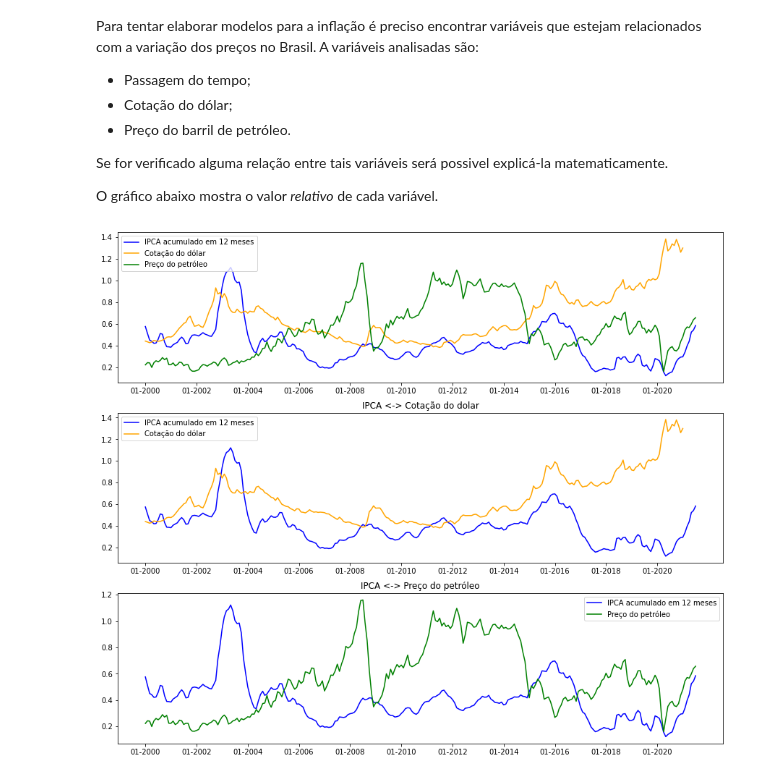
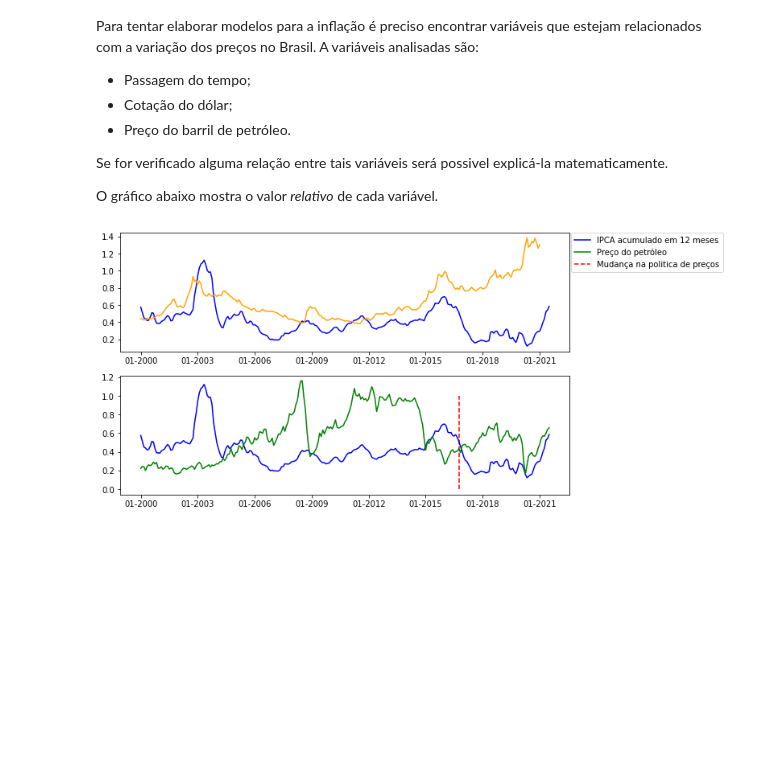
Before and after one commit to JairoSSantos/BR-infla-analise, a Jupyter notebook: analise.ipynb, the cells around one changed output. Saved outputs shown, nothing was run; the diff lists cells and outputs as text; code cells hidden in the pictures; blank space fills up the shorter version.

```diff
--- a/analise.ipynb
+++ b/analise.ipynb
@@ -143,7 +195,7 @@ def month_range(month_i=None, month_f=None, step=1):
     if not month_i: month_f = month[-1]; month_i = month[0]
     elif not month_f: month_f = month_i; month_f = month[-1]
     x, xt = [], []
-    for t in range(month.index(month_i), month.index(month_f)+1, step):
+    for t in nrange(month.index(month_i), month.index(month_f), step):
         x.append(t)
         xt.append(month[t])
     return x, xt
@@ -195,38 +251,31 @@ Se for verificado alguma relação entre tais variáveis será possivel explicá
 
 O gráfico abaixo mostra o valor *relativo* de cada variável.
 # %%
-fig, axs = plt.subplots(3, figsize=(15, 13))
-x, xt = month_range('01-2000', step=12*2)
+fig, axs = plt.subplots(2, figsize=(10, 6))
+x, xt = month_range('01-2000', step=12*3)
 ri = range(x[0], len(month))
 
 rel = lambda val: val/(np.nanmax(val)-np.nanmin(val))
 
 dados = [
     ['IPCA acumulado em 12 meses', rel(ipca_acum[x[0]:]), 'b'],
     ['Cotação do dólar', rel(cot_dolar[x[0]:]), 'orange'],
     ['Preço do petróleo', rel(oil_price[x[0]:]), 'g']
 ]
 
-for label, data, color in dados:
+for label, data, color in dados[:2]:
     axs[0].plot(ri, data, label=label, c=color)
 axs[0].set_xticks(x, minor=False)
 axs[0].set_xticklabels(xt, minor=False)
-axs[0].legend()
 
-for label, data, color in dados[:2]:
+for label, data, color in [dados[0], dados[2]]:
     axs[1].plot(ri, data, label=label, c=color)
+axs[1].vlines(month.index('10-2016'), 0, 1, color='r', linestyles='dashed', label='Mudança na politica de preços')
 axs[1].set_xticks(x, minor=False)
 axs[1].set_xticklabels(xt, minor=False)
-axs[1].legend()
-axs[1].title.set_text('IPCA <-> Cotação do dolar')
 
-for label, data, color in [dados[0], dados[2]]:
-    axs[2].plot(ri, data, label=label, c=color)
-axs[2].set_xticks(x, minor=False)
-axs[2].set_xticklabels(xt, minor=False)
-axs[2].legend()
-axs[2].title.set_text('IPCA <-> Preço do petróleo')
+plt.legend(bbox_to_anchor=(1.35, 2.23))
 
 plt.show()
 # %% [output]
-[figure, old version]
+[figure, new version]
```
Also changed, not shown: parts of 24 cells of this notebook.
